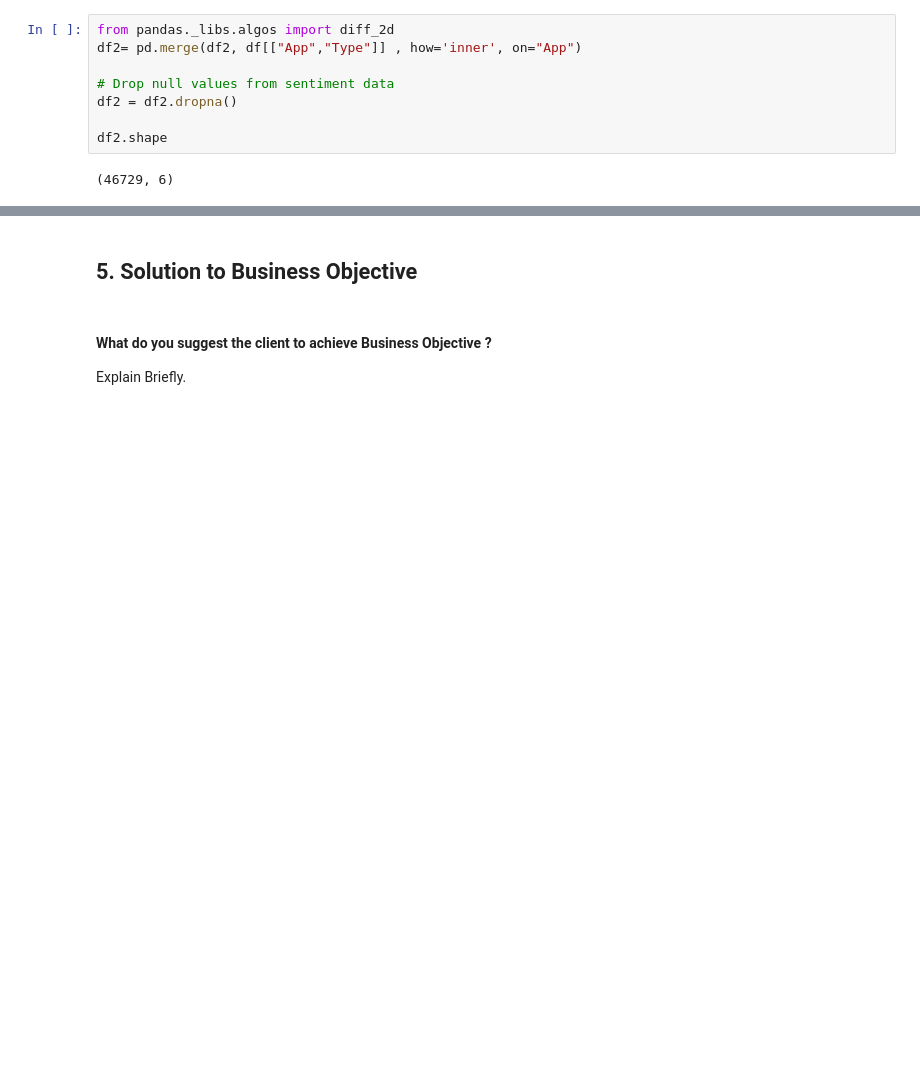
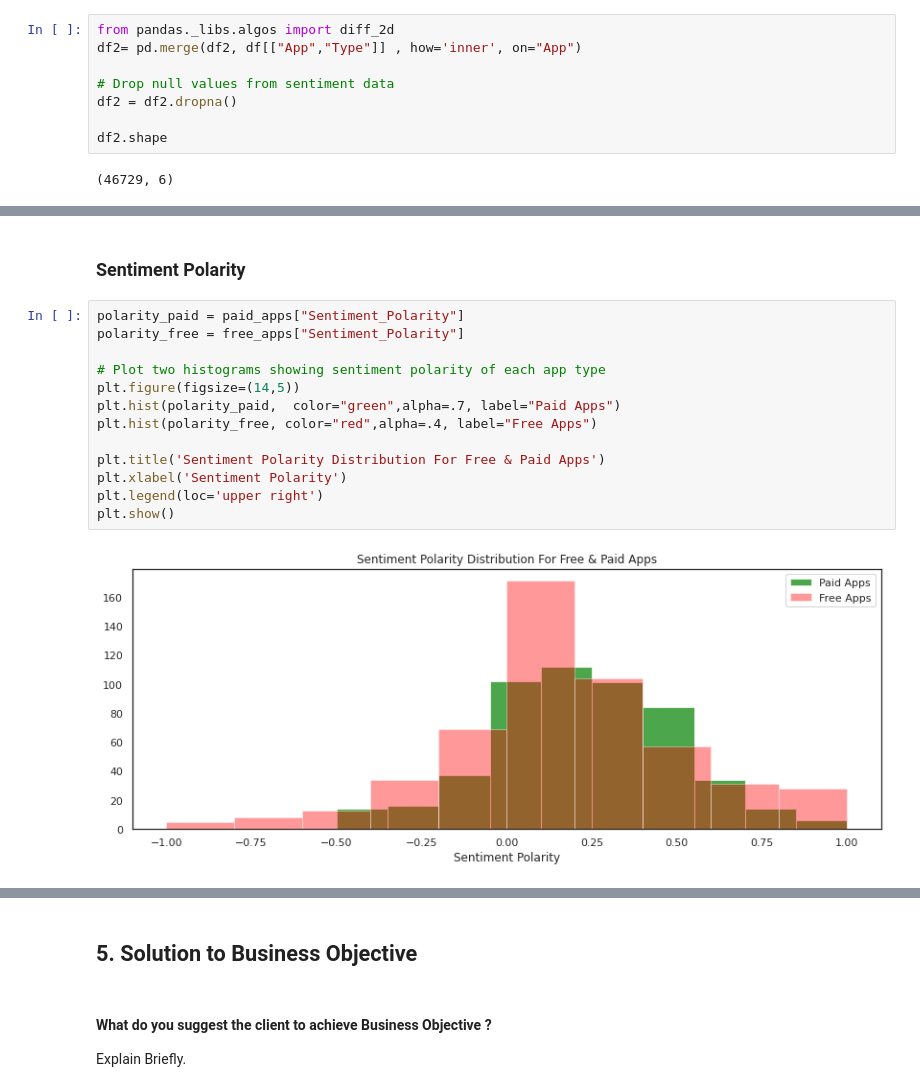
Before and after one commit to krutika73/EDA-ON-PLAY-STORE-APP-REVIEW-ANALYSIS, a Jupyter notebook: Krutika_Sample_EDA_Submission_Template.ipynb, the cells around one changed output, grey strips where cells are left out. Cells and saved outputs as stored; diff of their text form; blank space fills up the shorter version.

```diff
--- a/Krutika_Sample_EDA_Submission_Template.ipynb
+++ b/Krutika_Sample_EDA_Submission_Template.ipynb
@@ -1558,0 +1601,17 @@ In order to obtain the values for the app column, we merge the dataset of the Pl
+# %% [markdown]
+### **Sentiment Polarity**
+# %%
+polarity_paid = paid_apps["Sentiment_Polarity"]
+polarity_free = free_apps["Sentiment_Polarity"]
+
+# Plot two histograms showing sentiment polarity of each app type
+plt.figure(figsize=(14,5))
+plt.hist(polarity_paid,  color="green",alpha=.7, label="Paid Apps")
+plt.hist(polarity_free, color="red",alpha=.4, label="Free Apps")
+
+plt.title('Sentiment Polarity Distribution For Free & Paid Apps')
+plt.xlabel('Sentiment Polarity')
+plt.legend(loc='upper right')
+plt.show()
+# %% [output]
+[figure, added]
```
Also changed, not shown: parts of 81 cells of this notebook.
